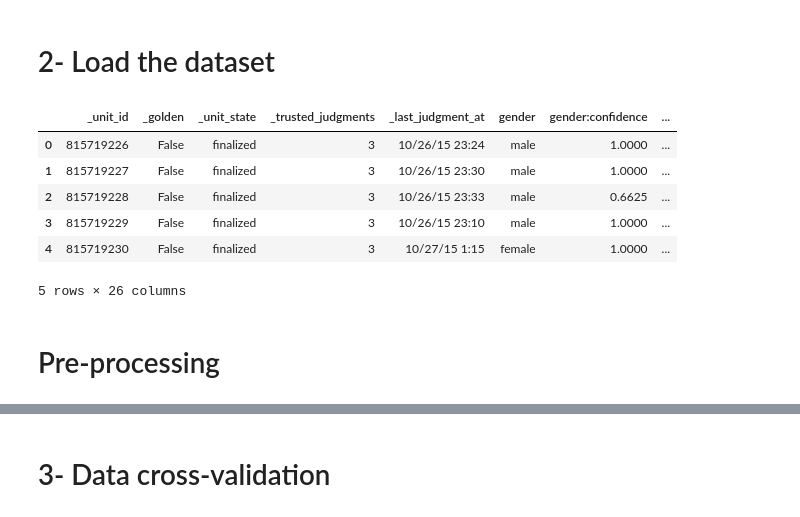
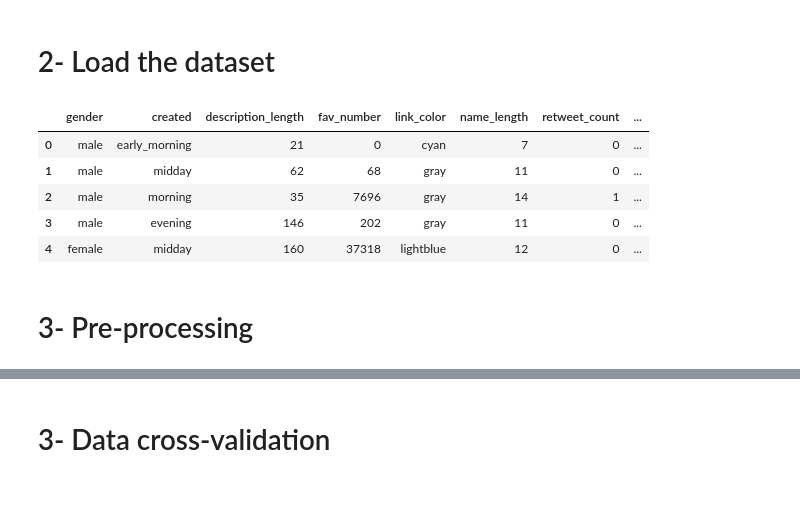
Before and after one commit to ribes96/Grau-MD, a Jupyter notebook: Entrega2/KNN method.ipynb, the cells around one changed output, grey strips where cells are left out. Saved outputs shown, nothing was run; the diff lists cells and outputs as text; code cells hidden in the pictures.

Commit message:
Preprocessing color values minor fix + KNN finished

```diff
--- a/Entrega2/KNN method.ipynb
+++ b/Entrega2/KNN method.ipynb
@@ -12,15 +12,14 @@ import sklearn.neighbors as nb         # Per fer servir el knn
 # %% [markdown]
 # 2- Load the dataset
 # %%
-twigen = pd.read_csv("gender-classifier-DFE-791531.csv", encoding='latin1')
+twigen = pd.read_csv("datapreprocessed.csv", encoding='latin1')
 twigen.head()
 # %% [output]
-|  | _unit_id | _golden | _unit_state | _trusted_judgments | _last_judgment_at | gender | gender:confidence | ... |
-| 0 | 815719226 | False | finalized | 3 | 10/26/15 23:24 | male | 1.0000 | ... |
-| 1 | 815719227 | False | finalized | 3 | 10/26/15 23:30 | male | 1.0000 | ... |
-| 2 | 815719228 | False | finalized | 3 | 10/26/15 23:33 | male | 0.6625 | ... |
-| 3 | 815719229 | False | finalized | 3 | 10/26/15 23:10 | male | 1.0000 | ... |
-| 4 | 815719230 | False | finalized | 3 | 10/27/15 1:15 | female | 1.0000 | ... |
+|  | gender | created | description_length | fav_number | link_color | name_length | retweet_count | ... |
+| 0 | male | early_morning | 21 | 0 | cyan | 7 | 0 | ... |
+| 1 | male | midday | 62 | 68 | gray | 11 | 0 | ... |
+| 2 | male | morning | 35 | 7696 | gray | 14 | 1 | ... |
+| 3 | male | evening | 146 | 202 | gray | 11 | 0 | ... |
+| 4 | female | midday | 160 | 37318 | lightblue | 12 | 0 | ... |
-5 rows × 26 columns
 # %% [markdown]
-# Pre-processing
+# 3- Pre-processing
```
Also changed, not shown: parts of 15 cells of this notebook, 2 other files.
